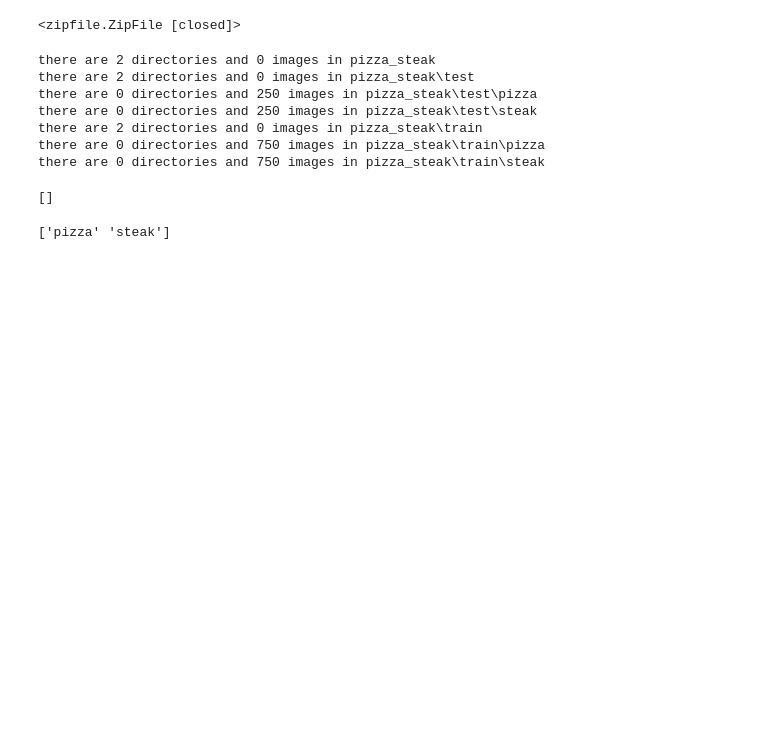
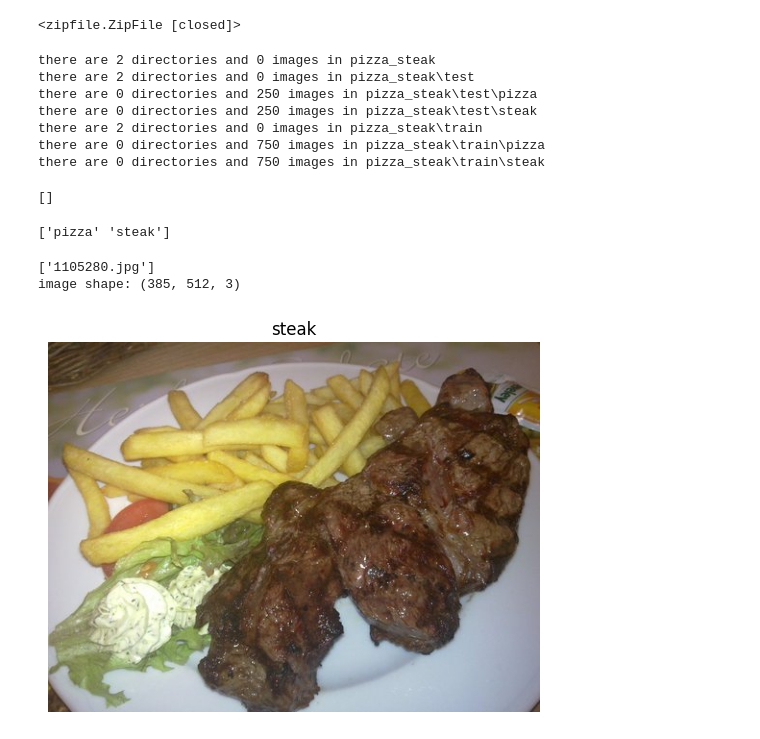
Before and after one commit to kuanmol/aimldl, a Jupyter notebook: TENSORFLOW/cnn computer vision.ipynb, the cells around one changed output. Drawn from its saved outputs; the diff is of its cells as text; code cells hidden in the pictures; blank space fills up the shorter version.

```diff
--- a/TENSORFLOW/cnn computer vision.ipynb
+++ b/TENSORFLOW/cnn computer vision.ipynb
@@ -53,3 +53,25 @@ class_names=np.array(sorted([item.name for item in data_dir.glob("*")]))
 print(class_names)
 # %% [output]
 ['pizza' 'steak']
+# %%
+import matplotlib.pyplot as plt
+import matplotlib.image as mpimg
+import random
+import os
+
+def view_random_image(target_dir, target_class):
+    target_folder = target_dir + target_class
+    random_image = random.sample(os.listdir(target_folder), 1)
+    print(random_image)
+    img = mpimg.imread(target_folder + "/" + random_image[0])
+    plt.imshow(img)
+    plt.title(target_class)
+    plt.axis('off')
+    print(f"image shape: {img.shape}")
+    return img
+# %%
+img=view_random_image(target_dir="pizza_steak/train/", target_class="steak")
+# %% [output]
+['1105280.jpg']
+image shape: (385, 512, 3)
+[figure, added]
```
Also changed, not shown: parts of 2 cells of this notebook.
